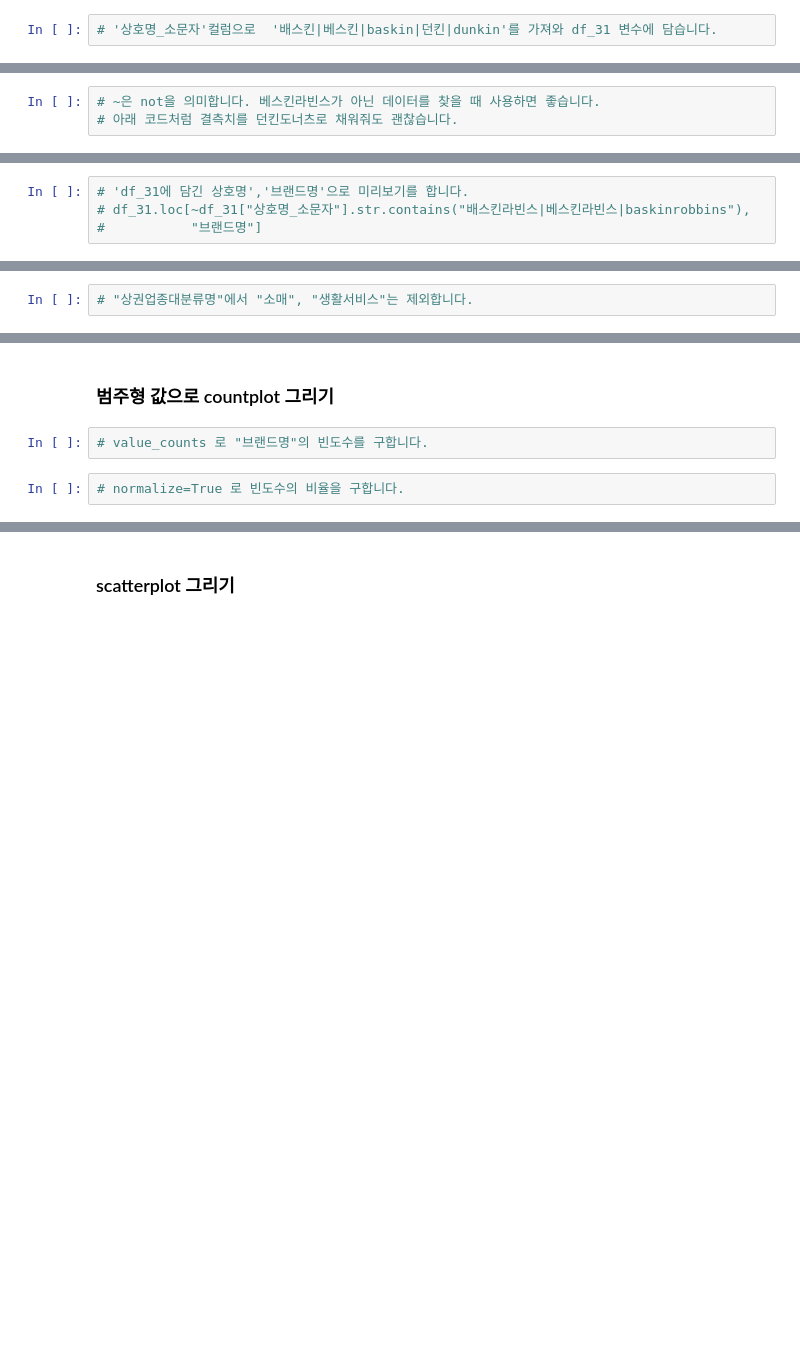
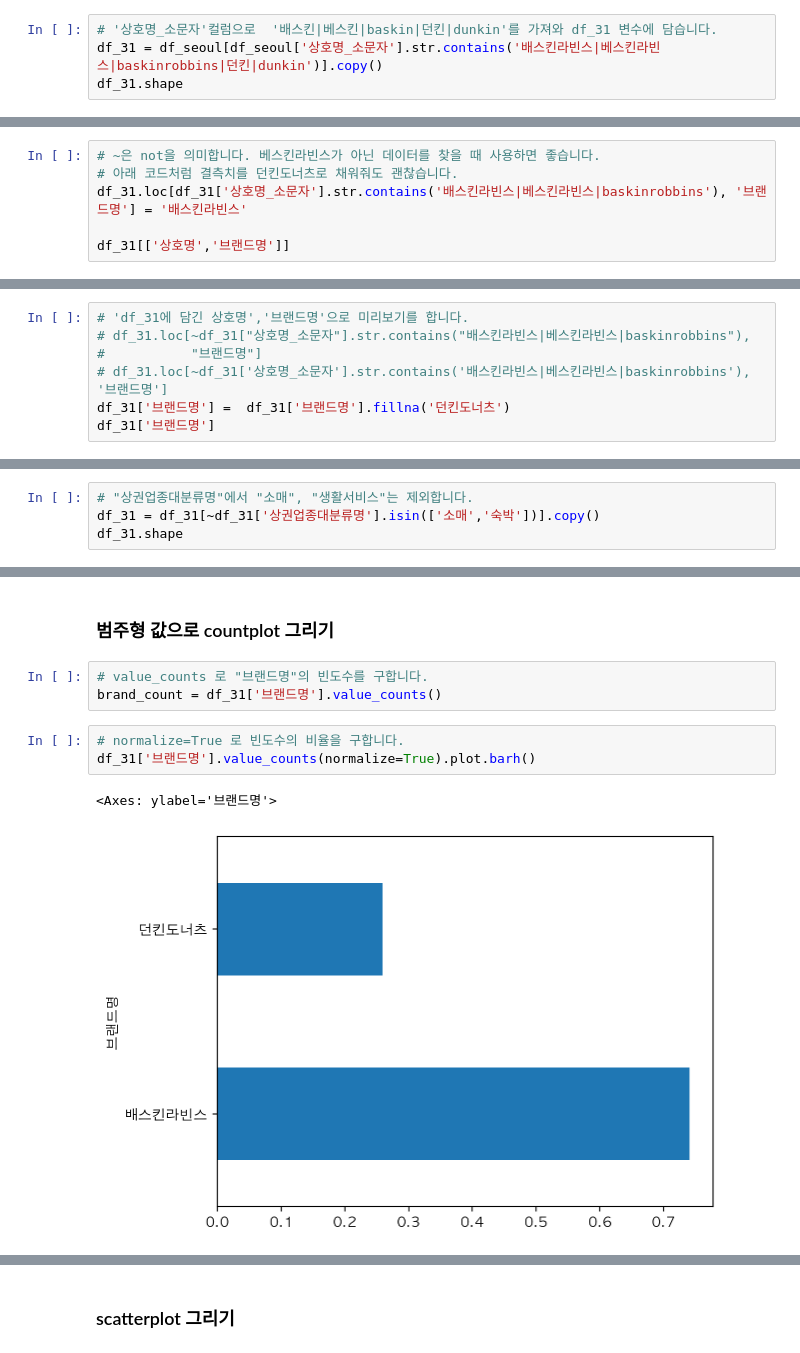
Before and after one commit to online5880/Public-Data-Analysis-in-Python, a Jupyter notebook: franchise/03_franchise_eda_input.ipynb, the cells around one changed output, grey strips where cells are left out. Drawn from its saved outputs; the diff is of its cells as text; blank space fills up the shorter version.

Commit message:
상가(상권)정보 분석하기
- 배스킨라빈스, 던킨 도넛 상권 비교하기

```diff
--- a/franchise/03_franchise_eda_input.ipynb
+++ b/franchise/03_franchise_eda_input.ipynb
@@ -193,2 +347,4 @@ def get_font_family():
 # %%
 # '상호명_소문자'컬럼으로  '배스킨|베스킨|baskin|던킨|dunkin'를 가져와 df_31 변수에 담습니다.
+df_31 = df_seoul[df_seoul['상호명_소문자'].str.contains('배스킨라빈스|베스킨라빈스|baskinrobbins|던킨|dunkin')].copy()
+df_31.shape
@@ -195,3 +353,6 @@ def get_font_family():
 # %%
 # ~은 not을 의미합니다. 베스킨라빈스가 아닌 데이터를 찾을 때 사용하면 좋습니다.
 # 아래 코드처럼 결측치를 던킨도너츠로 채워줘도 괜찮습니다.
+df_31.loc[df_31['상호명_소문자'].str.contains('배스킨라빈스|베스킨라빈스|baskinrobbins'), '브랜드명'] = '배스킨라빈스'
+
+df_31[['상호명','브랜드명']]
@@ -199,3 +374,6 @@ def get_font_family():
 # 'df_31에 담긴 상호명','브랜드명'으로 미리보기를 합니다.
 # df_31.loc[~df_31["상호명_소문자"].str.contains("배스킨라빈스|베스킨라빈스|baskinrobbins"),
 #           "브랜드명"]
+# df_31.loc[~df_31['상호명_소문자'].str.contains('배스킨라빈스|베스킨라빈스|baskinrobbins'), '브랜드명']
+df_31['브랜드명'] =  df_31['브랜드명'].fillna('던킨도너츠')
+df_31['브랜드명']
@@ -207,2 +411,4 @@ def get_font_family():
 # %%
 # "상권업종대분류명"에서 "소매", "생활서비스"는 제외합니다.
+df_31 = df_31[~df_31['상권업종대분류명'].isin(['소매','숙박'])].copy()
+df_31.shape
@@ -210,5 +418,10 @@ def get_font_family():
 ### 범주형 값으로 countplot 그리기
 # %%
 # value_counts 로 "브랜드명"의 빈도수를 구합니다.
+brand_count = df_31['브랜드명'].value_counts()
 # %%
 # normalize=True 로 빈도수의 비율을 구합니다.
+df_31['브랜드명'].value_counts(normalize=True).plot.barh()
+# %% [output]
+<Axes: ylabel='브랜드명'>
+[figure, added]
```
Also changed, not shown: parts of 31 cells of this notebook.
